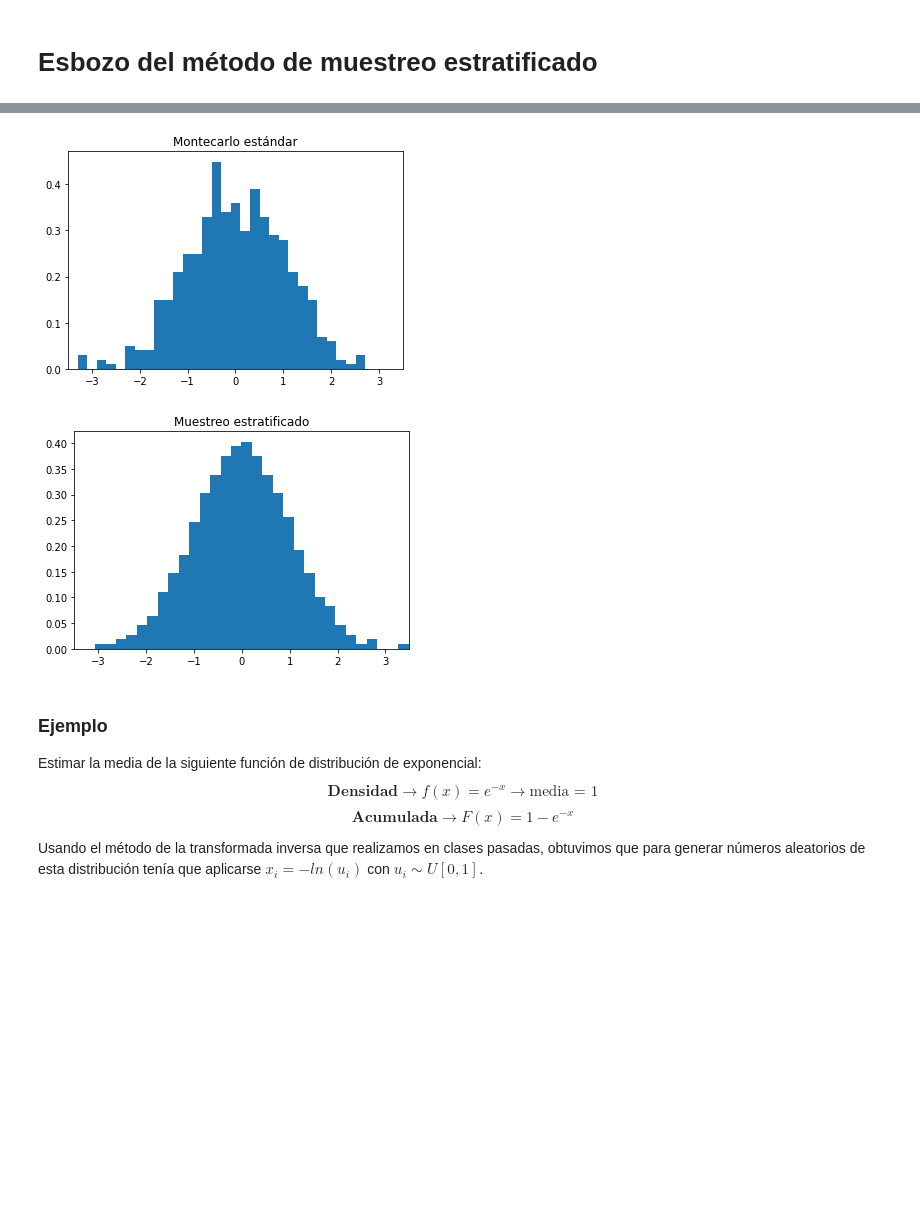
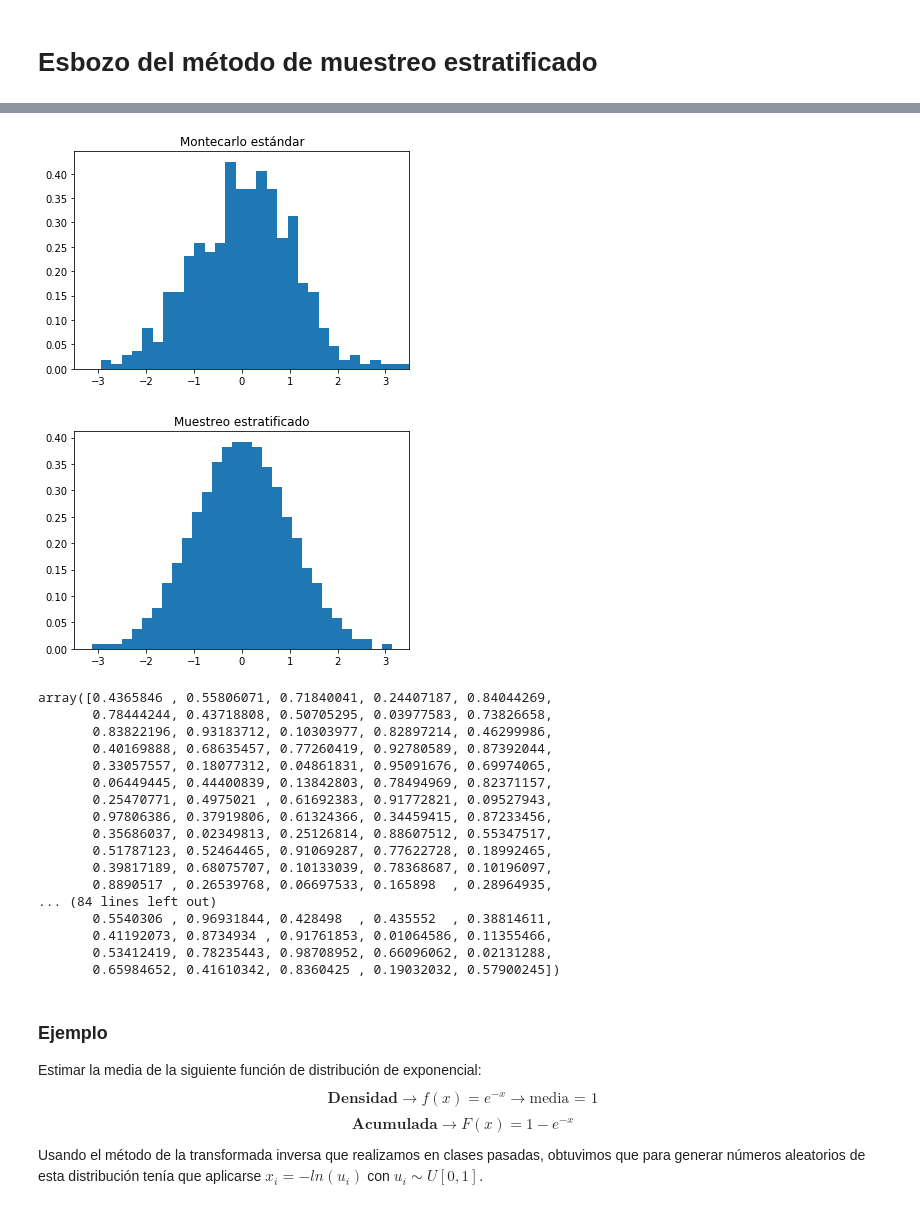
Before and after one commit to duarteandres/SPF-2020-II-G1, a Jupyter notebook: TEMA-2/Clase14_MetodosDeReduccionDeVarianza.ipynb, the cells around one changed output, grey strips where cells are left out. Drawn from its saved outputs; the diff is of its cells as text; code cells hidden in the pictures; blank space fills up the shorter version.

```diff
--- a/TEMA-2/Clase14_MetodosDeReduccionDeVarianza.ipynb
+++ b/TEMA-2/Clase14_MetodosDeReduccionDeVarianza.ipynb
@@ -176,27 +180,45 @@ Realizando varias manipulaciones algebraicas se llega a que
 # %%
 N = 500
 # (Método transformada inversa visto en clases pasadas)
 # Método montecarlo estándar
 montecarlo_standar = st.norm.ppf(np.random.rand(N))
 plt.hist(montecarlo_standar,30,density=True)
 plt.title('Montecarlo estándar')
 plt.xlim((-3.5,3.5))
 plt.show()
 
 # Método muestreo estratificado (B estratos)
 B = N
 U2 = np.random.rand(B)
 i = np.arange(0,B)
 v = (U2+i)/B
 m_estratificado = st.norm.ppf(v)
 
 plt.hist(m_estratificado,30,density=True)
 plt.title('Muestreo estratificado')
 plt.xlim((-3.5,3.5))
 plt.show()
+U2
 # %% [output]
-[figure, old version]
+[figure, new version]
-[figure, old version]
+[figure, new version]
+array([0.4365846 , 0.55806071, 0.71840041, 0.24407187, 0.84044269,
+       0.78444244, 0.43718808, 0.50705295, 0.03977583, 0.73826658,
+       0.83822196, 0.93183712, 0.10303977, 0.82897214, 0.46299986,
+       0.40169888, 0.68635457, 0.77260419, 0.92780589, 0.87392044,
+       0.33057557, 0.18077312, 0.04861831, 0.95091676, 0.69974065,
+       0.06449445, 0.44400839, 0.13842803, 0.78494969, 0.82371157,
+       0.25470771, 0.4975021 , 0.61692383, 0.91772821, 0.09527943,
+       0.97806386, 0.37919806, 0.61324366, 0.34459415, 0.87233456,
+       0.35686037, 0.02349813, 0.25126814, 0.88607512, 0.55347517,
+       0.51787123, 0.52464465, 0.91069287, 0.77622728, 0.18992465,
+       0.39817189, 0.68075707, 0.10133039, 0.78368687, 0.10196097,
+       0.8890517 , 0.26539768, 0.06697533, 0.165898  , 0.28964935,
+... (84 lines left out)
+       0.5540306 , 0.96931844, 0.428498  , 0.435552  , 0.38814611,
+       0.41192073, 0.8734934 , 0.91761853, 0.01064586, 0.11355466,
+       0.53412419, 0.78235443, 0.98708952, 0.66096062, 0.02131288,
+       0.65984652, 0.41610342, 0.8360425 , 0.19032032, 0.57900245])
 # %% [markdown]
 ### Ejemplo
 Estimar la media de la siguiente función de distribución de  exponencial:
```
Also changed, not shown: parts of 2 cells of this notebook, 8 other files.
